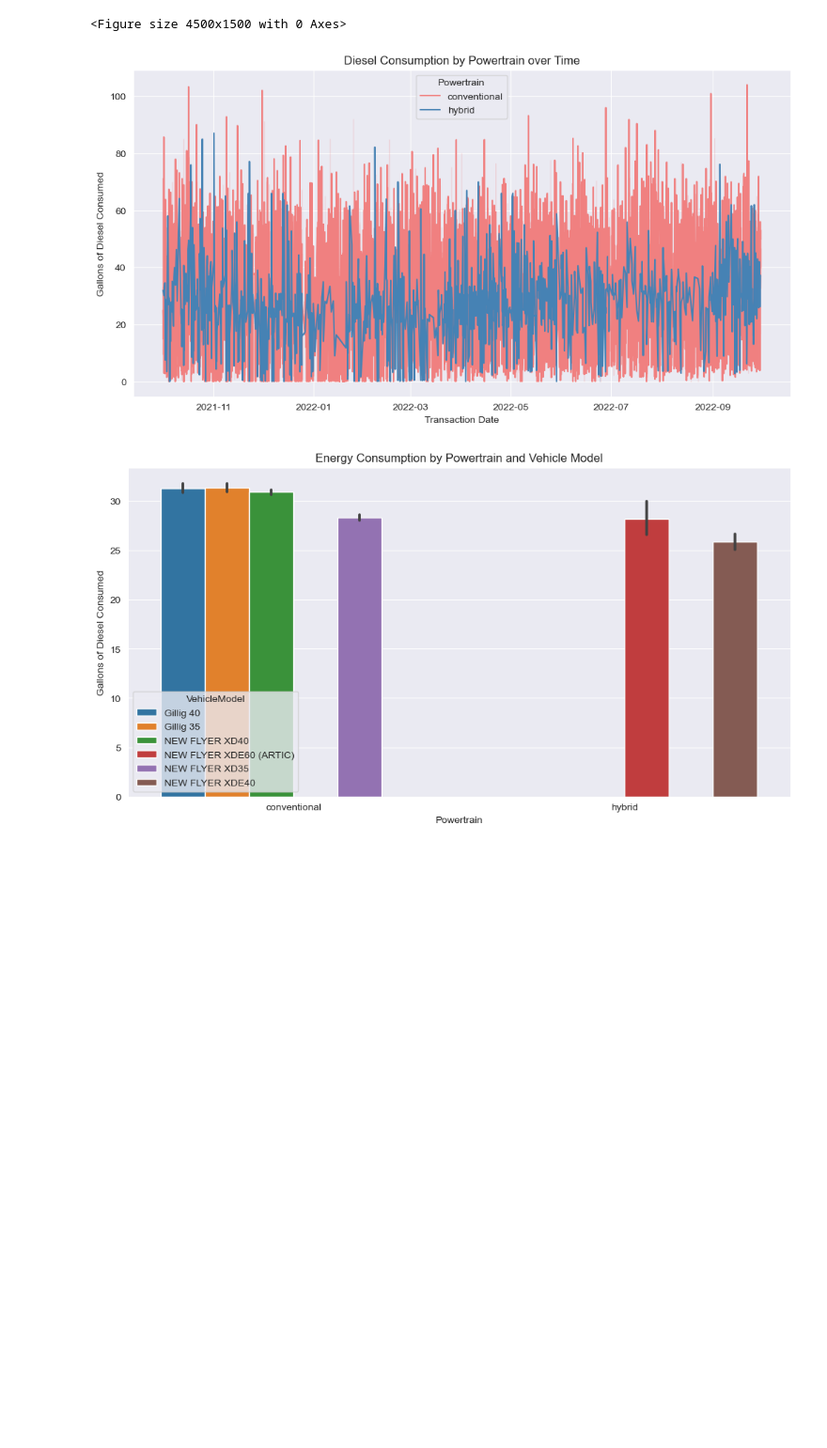
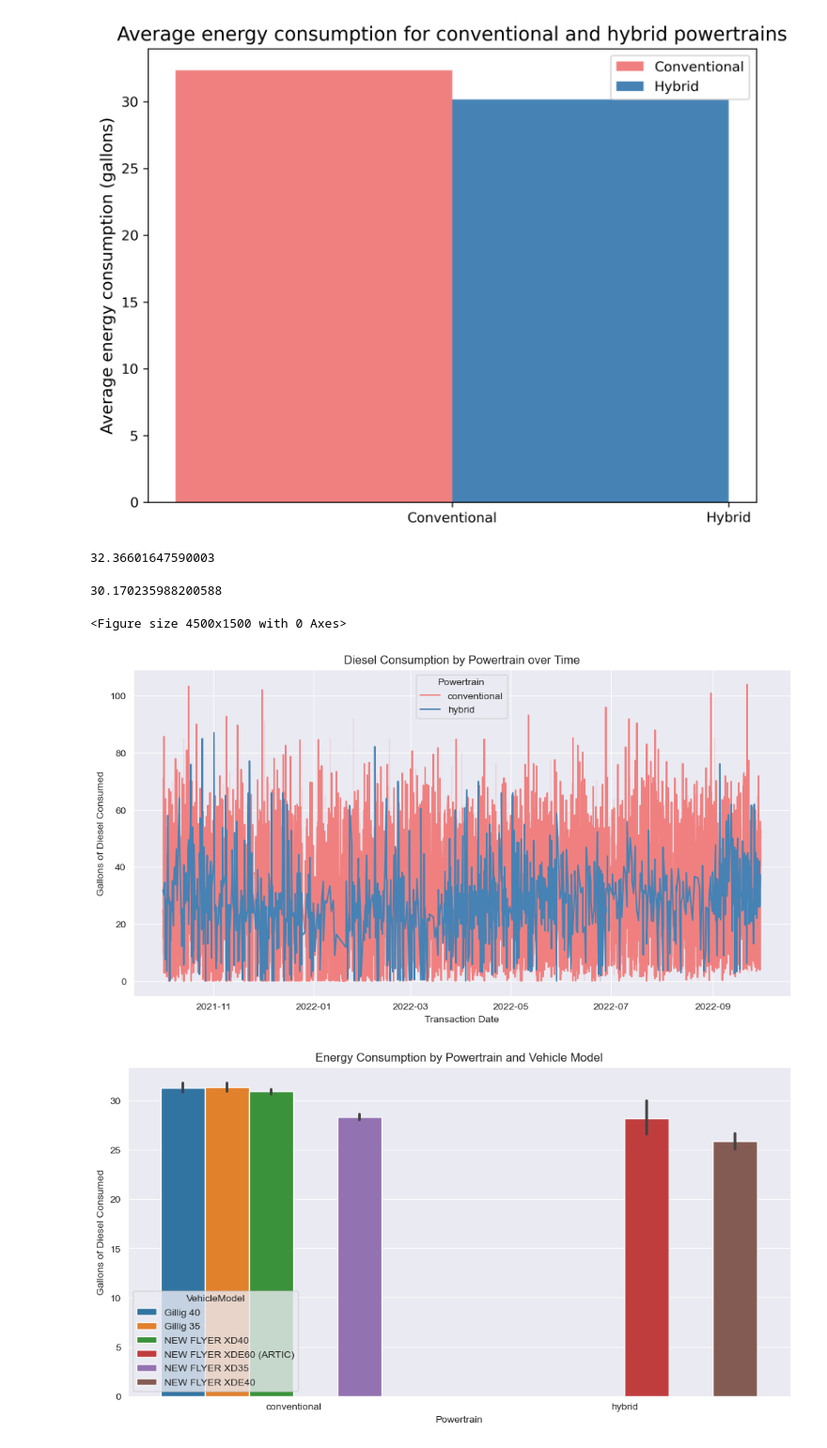
Before and after one commit to narslab/transit-electrification-futures, a Jupyter notebook: bin/jupyter/visualize-validation-data-oct2021-sep2022.ipynb, the cells around one changed output. Shown at 94% size. Saved outputs shown, nothing was run; the diff lists cells and outputs as text; code cells hidden in the pictures; blank space fills up the shorter version.

```diff
--- a/bin/jupyter/visualize-validation-data-oct2021-sep2022.ipynb
+++ b/bin/jupyter/visualize-validation-data-oct2021-sep2022.ipynb
@@ -50,0 +43,18 @@ df_validation
+# %%
+# Convert 'Transaction Date' to datetime format
+df_validation['Transaction Date'] = pd.to_datetime(df_validation['Transaction Date'])
+
+# Extract date from 'Transaction Date' and create a new column called 'Date'
+df_validation['Date'] = df_validation['Transaction Date'].dt.date
+
+# Group data by 'Equipment ID' and 'Date', and calculate sum of 'Qty'
+grouped = df_validation.groupby(['Equipment ID', 'Date'])['Qty'].sum().reset_index()
+
+# Calculate overall average daily energy consumption
+avg_daily_energy = grouped['Qty'].mean()
+#avg_daily_energy_heb = grouped.loc[grouped['Powertrain']=='hybrid']['Qty'].mean()
+#avg_daily_energy_cdb = grouped.loc[grouped['Powertrain']=='conventional']['Qty'].mean()
+
+print("avg_daily_energy",avg_daily_energy)
+#print("avg_daily_energy_heb",avg_daily_energy_heb)
+#print("avg_daily_energy_cdb",avg_daily_energy_cdb)
@@ -50,0 +63,2 @@ df_validation
+# %%
+grouped_powertrain=df_validation.groupby(['Powertrain','Equipment ID', 'Date'])['Qty'].sum().reset_index()
@@ -51,3 +81,47 @@ df_validation
+# %%
+# Filter the data for conventional and hybrid powertrains
+conventional_df = grouped_powertrain[grouped_powertrain['Powertrain'] == 'conventional']
+hybrid_df = grouped_powertrain[grouped_powertrain['Powertrain'] == 'hybrid']
+
+# Group the data by Equipment ID and calculate the mean energy consumption
+conventional_mean = conventional_df['Qty'].mean()
+hybrid_mean = hybrid_df['Qty'].mean()
+
+# Create a bar plot
+fig, ax = plt.subplots(figsize=(8, 6), dpi=300)
+
+# Define the bar width and positions
+bar_width = 0.35
+ind_conventional = 0
+ind_hybrid = ind_conventional + bar_width
+
+# Plot the bars for conventional and hybrid powertrains
+ax.bar(ind_conventional, conventional_mean, width=bar_width, label='Conventional', color='lightcoral')
+ax.bar(ind_hybrid, hybrid_mean, width=bar_width, label='Hybrid', color='steelblue')
+
+# Set the x-ticks and labels
+ax.set_xticks([ind_conventional + bar_width / 2, ind_hybrid + bar_width / 2])
+ax.set_xticklabels(['Conventional', 'Hybrid'])
+
+# Set axis labels and title
+ax.set_ylabel('Average energy consumption (gallons)', fontsize=12)
+ax.set_title('Average energy consumption for conventional and hybrid powertrains', fontsize=14)
+
+# Add legend
+ax.legend()
+
+# Show the plot
+plt.show()
+# %% [output]
+[figure, added]
+# %%
+conventional_mean
+# %% [output]
+32.36601647590003
+# %%
+hybrid_mean
+# %% [output]
+30.170235988200588
 # %%
 # Plot timeseries of energy consumption
 plt.figure(figsize=(15,5), dpi=300)
```
Also changed, not shown: parts of 8 cells of this notebook, 40 other files.
